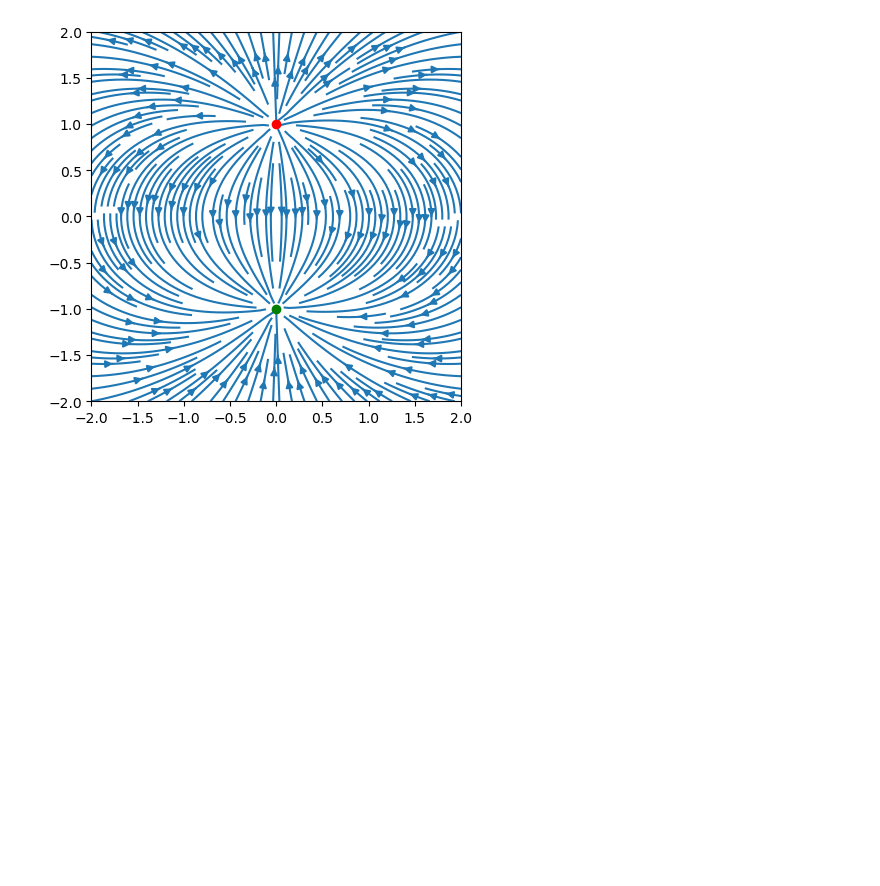
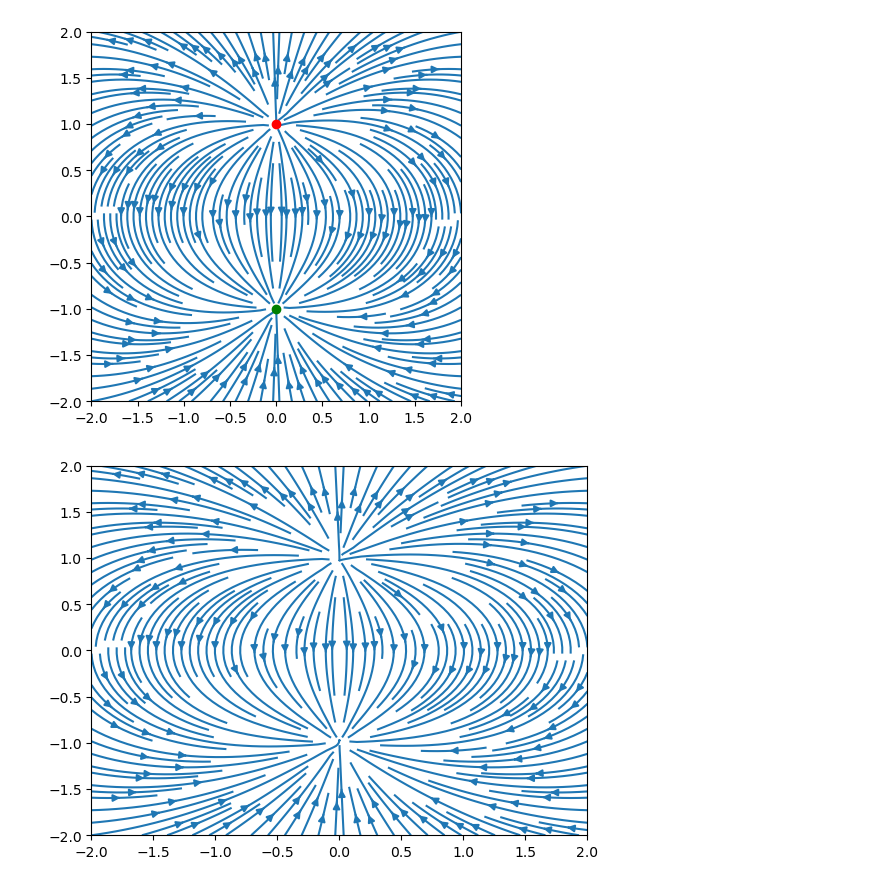
Before and after one commit to richmf/FisComp26-2, a Jupyter notebook: bibliotecas 2.ipynb, the cells around one changed output. Drawn from its saved outputs; the diff is of its cells as text; code cells hidden in the pictures; blank space fills up the shorter version.

```diff
--- a/bibliotecas 2.ipynb
+++ b/bibliotecas 2.ipynb
@@ -139,3 +139,19 @@ plt.gca().set_aspect('equal')
 plt.show()
 # %% [output]
 [figure]
+# %%
+def E_tot(r,r_qs,qs):
+    Ex , Ey = np.zeros_like(r[0]) , np.zeros_like(r[1])
+    for i in range(len(qs)):
+        E = E_q(r,r_qs[i],qs[i]) #Me regresa 2 variables
+        Ex = Ex + E[0]
+        Ey = Ey + E[1]
+    return Ex,Ey
+# %%
+pos_qs = [[0,1],[0,-1]]
+qs = [1,-1]
+Ex , Ey = E_tot([XX,YY],pos_qs,qs)
+plt.streamplot(XX,YY,Ex,Ey,density=2)
+plt.show()
+# %% [output]
+[figure, added]
```
